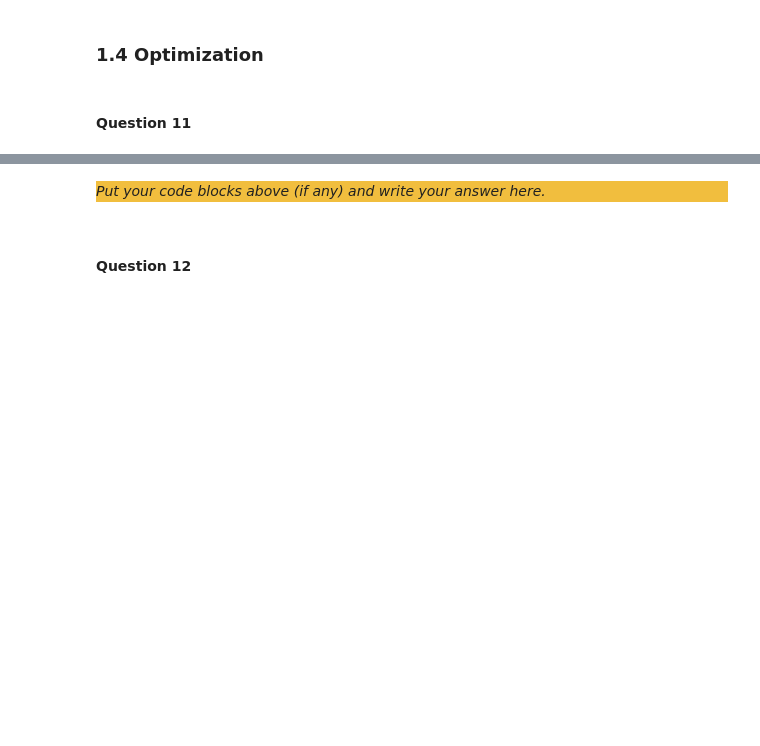
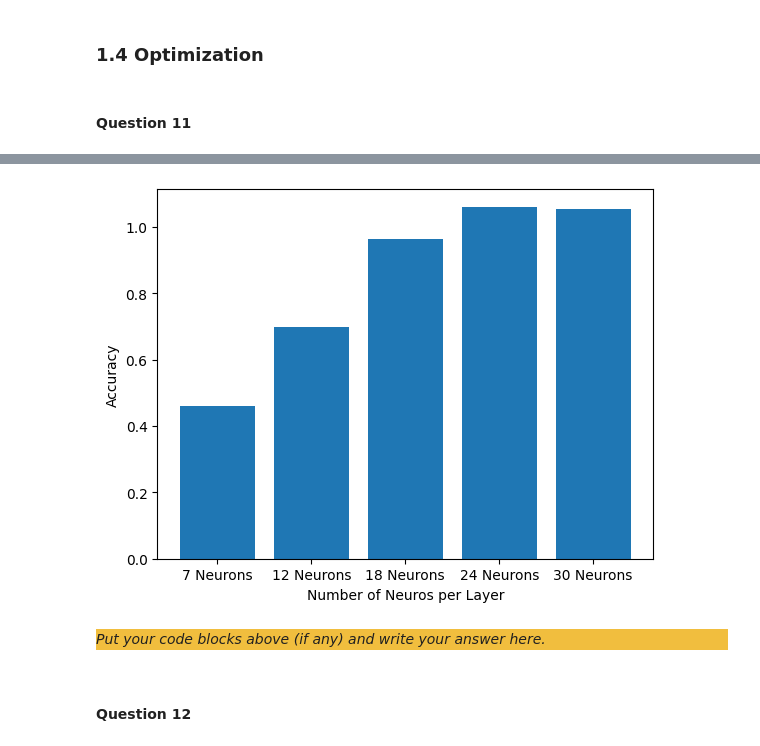
Before and after one commit to daniallegue/ANN-From-Scratch, a Jupyter notebook: Main.ipynb, the cells around one changed output, grey strips where cells are left out. Drawn from its saved outputs; the diff is of its cells as text; code cells hidden in the pictures; blank space fills up the shorter version.

Commit message:
Optimization

```diff
--- a/Main.ipynb
+++ b/Main.ipynb
@@ -555,19 +557,19 @@
 # We will analyze 7, 12, 18, 24, 30 neurons in each hidden layer. We believe this will be a good representative of the given range.
 
 # Activation function
-init_funct = normal_initialization
+init_funct = he_initialization
 
 # As we want to reduce the effect of random initialization in the results, we will perform all these operations 10 times to later evaluate the average of them.
-optimization_performances = {'7 Layers': 0.0, '12 Layers': 0.0, '18 Layers': 0.0, '24 Layers': 0.0, '30 Layers': 0.0}
+optimization_performances = {'7 Neurons': 0.0, '12 Neurons': 0.0, '18 Neurons': 0.0, '24 Neurons': 0.0, '30 Neurons': 0.0}
 optimization_epochs = 10
 
 for epoch in range(optimization_epochs):
     # Create the layers for each Network
-    layers_7 = [Linear(10, 7, init_funct), Linear(7, 7, init_funct), Linear(7, 7, init_funct), Linear(7, 7, init_funct), Linear(7, 7, init_funct)]
-    layers_12 = [Linear(10, 12, init_funct), Linear(12, 12, init_funct), Linear(12, 12, init_funct), Linear(12, 12, init_funct), Linear(12, 7, init_funct)]
-    layers_18 = [Linear(10, 18, init_funct), Linear(18, 18, init_funct), Linear(18, 18, init_funct), Linear(18, 18, init_funct), Linear(18, 7, init_funct)]
-    layers_24 = [Linear(10, 24, init_funct), Linear(24, 24, init_funct), Linear(24, 24, init_funct), Linear(24, 24, init_funct), Linear(24, 7, init_funct)]
-    layers_30 = [Linear(10, 30, init_funct), Linear(30, 30, init_funct), Linear(30, 30, init_funct), Linear(30, 30, init_funct), Linear(30, 7, init_funct)]
+    layers_7 = [Linear(10, 7, init_funct, relu), Linear(7, 7, init_funct, relu), Linear(7, 7, init_funct, relu), Linear(7, 7, init_funct, relu), Linear(7, 7, init_funct, softmax)]
+    layers_12 = [Linear(10, 12, init_funct, relu), Linear(12, 12, init_funct, relu), Linear(12, 12, init_funct, relu), Linear(12, 12, init_funct, relu), Linear(12, 7, init_funct, softmax)]
+    layers_18 = [Linear(10, 18, init_funct, relu), Linear(18, 18, init_funct, relu), Linear(18, 18, init_funct, relu), Linear(18, 18, init_funct, relu), Linear(18, 7, init_funct, softmax)]
+    layers_24 = [Linear(10, 24, init_funct, relu), Linear(24, 24, init_funct, relu), Linear(24, 24, init_funct, relu), Linear(24, 24, init_funct, relu), Linear(24, 7, init_funct, softmax)]
+    layers_30 = [Linear(10, 30, init_funct, relu), Linear(30, 30, init_funct, relu), Linear(30, 30, init_funct, relu), Linear(30, 30, init_funct, relu), Linear(30, 7, init_funct, softmax)]
 
     # Create the networks
     network_7_hidden_layers = Network(layers_7)
@@ -577,19 +579,21 @@ for epoch in range(optimization_epochs):
     network_30_hidden_layers = Network(layers_30)
 
     # Add all networks to array for convenience
-    networks = [('7 Layers', network_7_hidden_layers)
-                ('12 Layers', network_12_hidden_layers),
-                ('18 Layers', network_18_hidden_layers),
-                ('24 Layers', network_24_hidden_layers),
-                ('30 Layers', network_30_hidden_layers)]
+    networks = [('7 Neurons', network_7_hidden_layers),
+                ('12 Neurons', network_12_hidden_layers),
+                ('18 Neurons', network_18_hidden_layers),
+                ('24 Neurons', network_24_hidden_layers),
+                ('30 Neurons', network_30_hidden_layers)]
 
-    # Evaluate each networks performance and store them for future analysis\n",
-
+    # Evaluate each networks performance and store them for future analysis
     for opt_name, opt_network in networks:
-        # Train to get losses and accuracies \n",
-        opt_loss, opt_accuracy = train(opt_network, X_train, y_train, loss, 0.1, epochs)
-        # Store losses and accuracies
-        optimization_performances = calc_accuracy() # TODO Make predictions and calculate performance (Using cross validation)
+        # Train to get losses and accuracies
+        opt_loss, opt_acc = train(opt_network, X_train, y_train, loss, 0.001, epochs)
+        optimization_performances[opt_name] += np.mean(opt_acc, axis=0) / optimization_epochs
 
 # Plot the calculated performances
-# TODO Plots (dont forget to divide by optimization_epochs)
+plt.bar(optimization_performances.keys(), optimization_performances.values())
+plt.xlabel('Number of Neurons per Layer')
+plt.ylabel('Accuracy')
+plt.show()
+# %% [output]
@@ -596,3 +617,4 @@ for epoch in range(optimization_epochs):
+[figure, added]
 # %% [markdown]
 <div style="background-color:#f1be3e">
 
```
Also changed, not shown: parts of 3 cells of this notebook.
